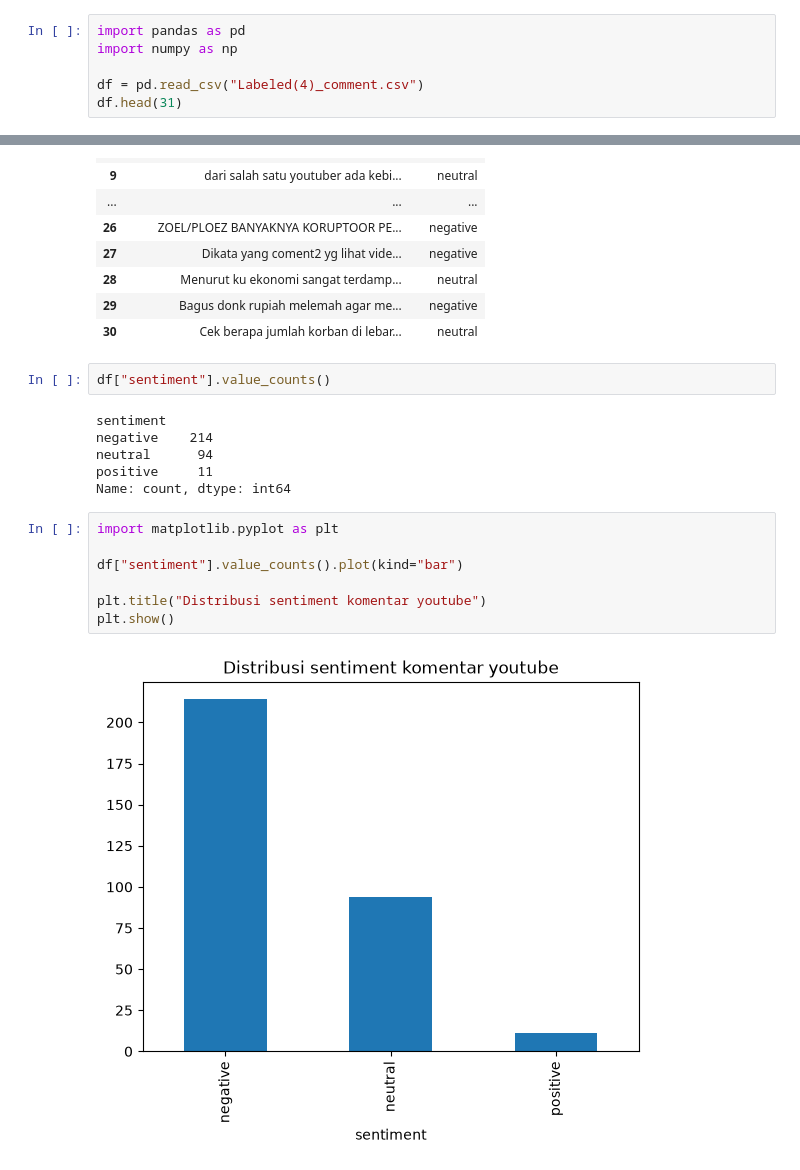
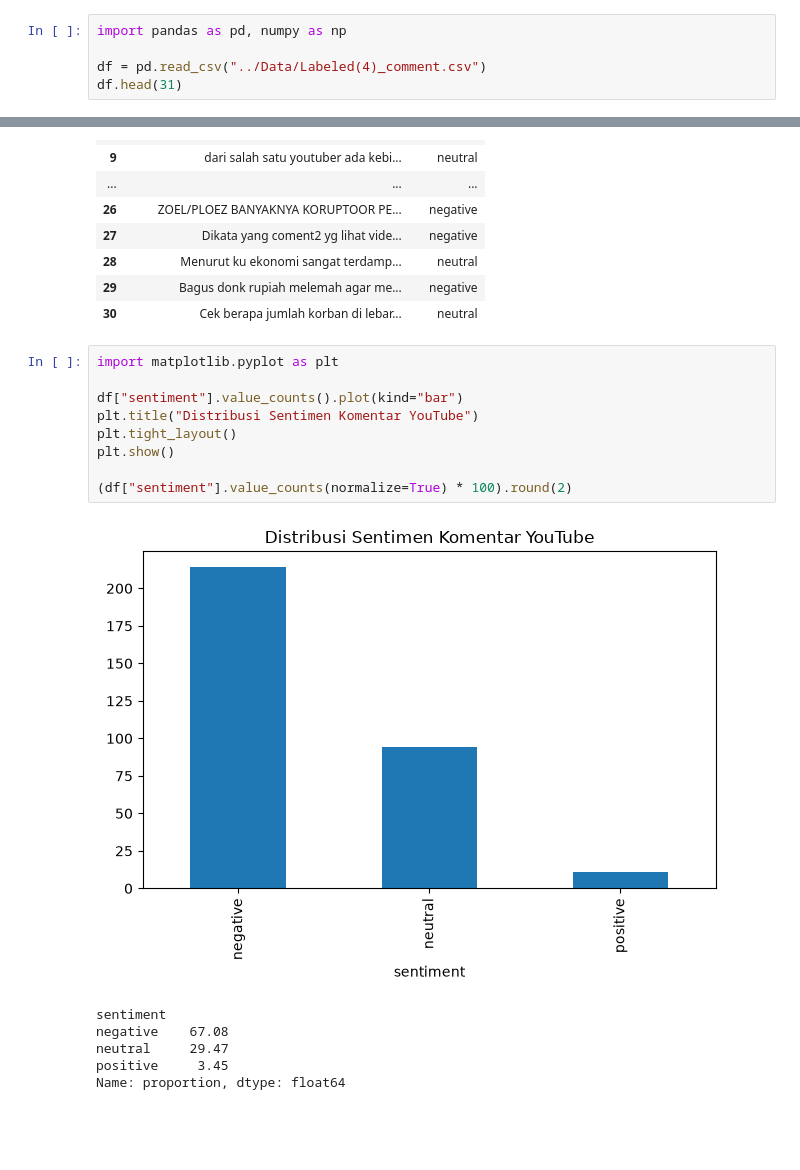
Before and after one commit to fazqin/Scraping-Sentiment-NLP, a Jupyter notebook: Notebooks/Scraping_data.ipynb, the cells around one changed output, grey strips where cells are left out. Cells and saved outputs as stored; diff of their text form; blank space fills up the shorter version.

```diff
--- a/Notebooks/Scraping_data.ipynb
+++ b/Notebooks/Scraping_data.ipynb
@@ -251,8 +158,7 @@ Name: count, dtype: int64
 # %%
-import pandas as pd
-import numpy as np
+import pandas as pd, numpy as np
 
-df = pd.read_csv("Labeled(4)_comment.csv")
+df = pd.read_csv("../Data/Labeled(4)_comment.csv")
 df.head(31)
 # %% [output]
 |  | text | sentiment |
@@ -272,23 +178,22 @@ df.head(31)
 | 28 | Menurut ku ekonomi sangat terdamp... | neutral |
 | 29 | Bagus donk rupiah melemah agar me... | negative |
 | 30 | Cek berapa jumlah korban di lebar... | neutral |
-# %%
-df["sentiment"].value_counts()
-# %% [output]
-sentiment
-negative    214
-neutral      94
-positive     11
-Name: count, dtype: int64
 # %%
 import matplotlib.pyplot as plt
 
 df["sentiment"].value_counts().plot(kind="bar")
+plt.title("Distribusi Sentimen Komentar YouTube")
+plt.tight_layout()
+plt.show()
 
-plt.title("Distribusi sentiment komentar youtube")
-plt.show()
+(df["sentiment"].value_counts(normalize=True) * 100).round(2)
 # %% [output]
-[figure, old version]
+[figure, new version]
+sentiment
+negative    67.08
+neutral     29.47
+positive     3.45
+Name: proportion, dtype: float64
 # %%
 df.info()
 # %% [output]
```
Also changed, not shown: parts of 34 cells of this notebook, 26 other files.
